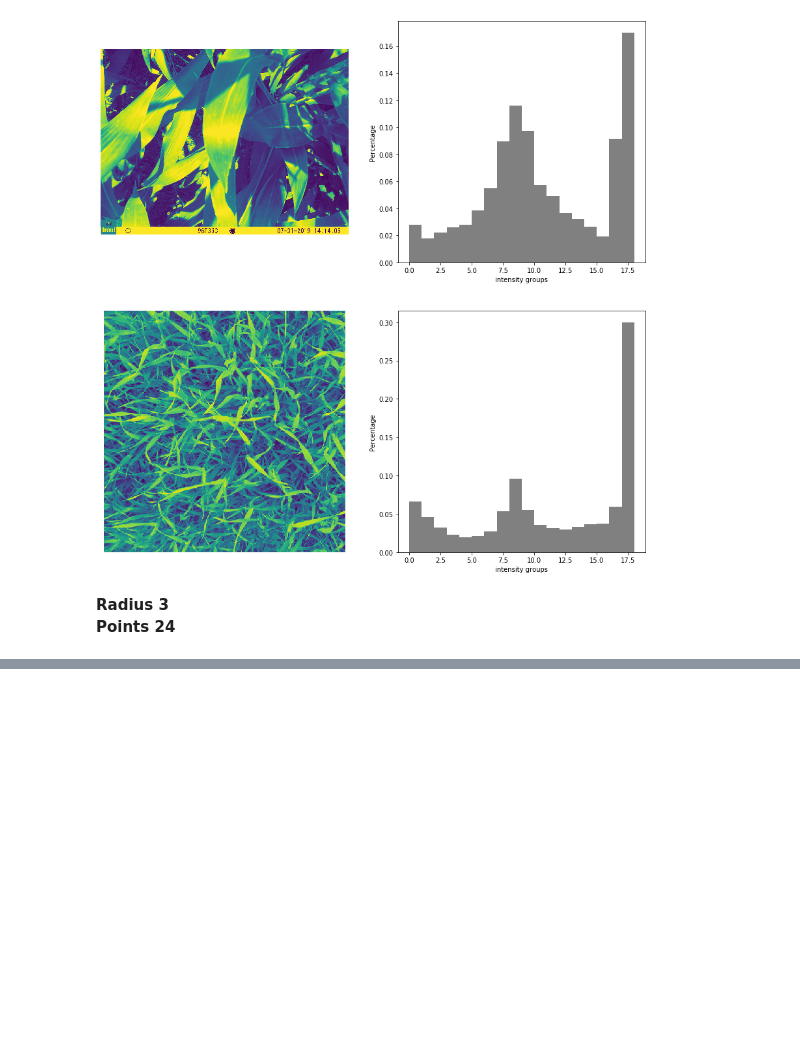
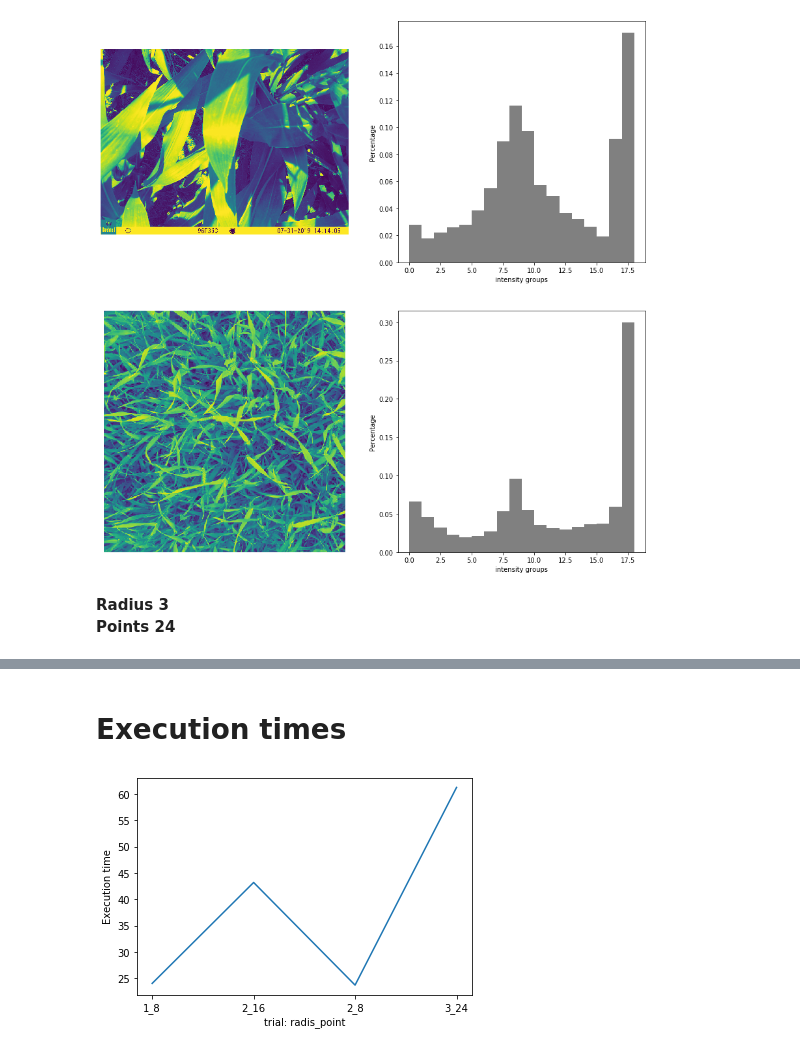
Before and after one commit to dishan3x/Lbp_Object_identification, a Jupyter notebook: Local_Binary_Pattern_Classifier.ipynb, the cells around one changed output, grey strips where cells are left out. Drawn from its saved outputs; the diff is of its cells as text; code cells hidden in the pictures; blank space fills up the shorter version.

```diff
--- a/Local_Binary_Pattern_Classifier.ipynb
+++ b/Local_Binary_Pattern_Classifier.ipynb
@@ -211,8 +221,11 @@ radius = 1
 point_count = 8 * radius
 method = 'uniform'
 
-# keeping track divergence
+# keeping track of divergence
 max_scores = {}
+
+# keeping track of execution time
+execution_time = {}
 # %%
 # Make more image sernarios with input image
 augmented_images_stack = image_augmentation(original_image)
@@ -249,6 +303,8 @@ plotgraphs(original_image,closest_label_name,point_count, radius, method)
 radius = 2
 point_count = 8 * radius
 method = 'uniform'
+
+start_time = time.time() # timer started
 
 # Make more image sernarios with input image
 augmented_images_stack = image_augmentation(original_image)
@@ -266,6 +322,8 @@ print('max_distribution : ',max_distribution)
 instance = '2_16'
 max_scores[instance] = max_distribution
 
+execution_time[instance] = time.time() - start_time  # timer ended
+
 # plot distribution
 plotgraphs(original_image,closest_label_name,point_count, radius, method)
 # %% [output]
@@ -281,6 +339,8 @@ max_distribution :  0.07321073888788454
 radius = 3
 point_count = 8 * radius
 method = 'uniform'
+
+start_time = time.time() # timer started
 
 # Make more image sernarios with input image
 augmented_images_stack = image_augmentation(original_image)
@@ -298,5 +358,7 @@ print('max_distribution : ',max_distribution)
 instance = '3_24'
 max_scores[instance] = max_distribution
 
+execution_time[instance] = time.time() - start_time  # timer ended
+
 # plot distribution
 plotgraphs(original_image,closest_label_name,point_count, radius, method)
@@ -319,0 +379,14 @@ plt.show()
+# %% [markdown]
+# Execution times
+# %%
+max_score_list = sorted(execution_time.items()) # sorted by key, return a list of tuples
+
+x, y = zip(*max_score_list) # unpack a list of pairs into two tuples
+
+
+plt.plot(x, y)
+plt.ylabel('Execution time')
+plt.xlabel('trial: radis_point')
+plt.show()
+# %% [output]
+[figure, added]
```
Also changed, not shown: parts of 10 cells of this notebook, 2 other files.
